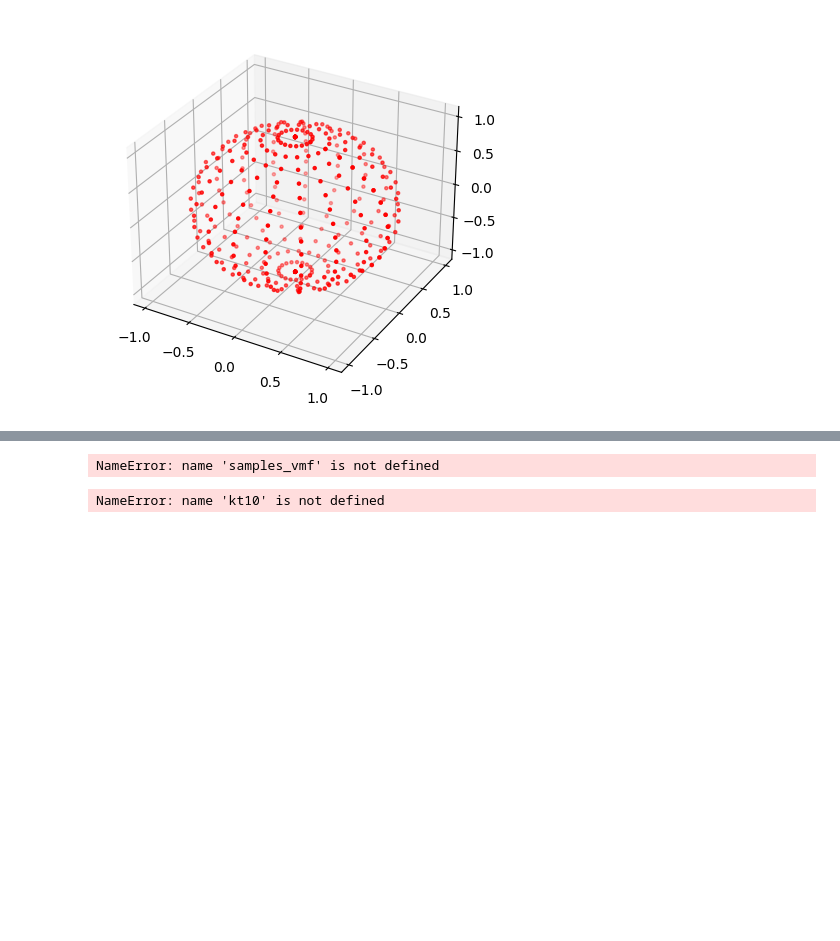
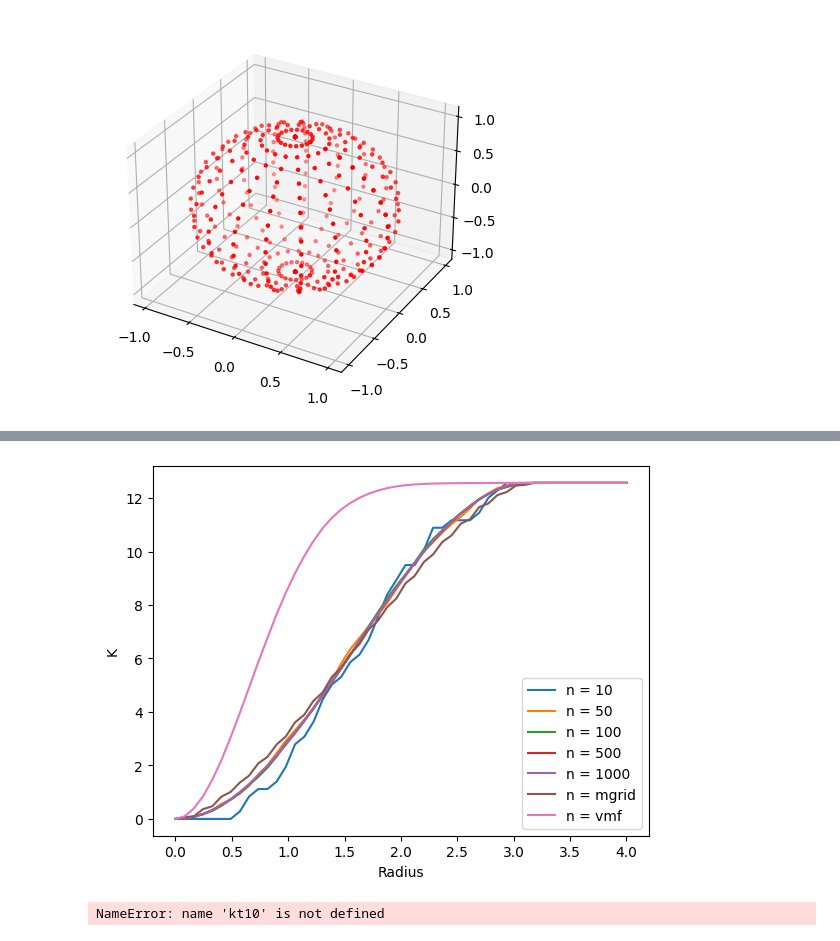
Before and after one commit to Muhanzhaokmp228/Bachelor-project, a Jupyter notebook: Code/Sphere.ipynb, the cells around one changed output, grey strips where cells are left out. Cells and saved outputs as stored; diff of their text form; code cells hidden in the pictures; blank space fills up the shorter version.

```diff
--- a/Code/Sphere.ipynb
+++ b/Code/Sphere.ipynb
@@ -244,38 +174,41 @@ def ripleyK(r, data, radii):
 # %%
 radii = np.linspace(0, 4, 50)
 
 kt_uniform10 = ripleyK(1, samples_uniform10, radii)
 kt_uniform50 = ripleyK(1, samples_uniform50, radii)
 kt_uniform100 = ripleyK(1, samples_uniform100, radii)
 kt_uniform500 = ripleyK(1, samples_uniform500, radii)
 kt_uniform1000 = ripleyK(1, samples_uniform1000, radii)
 
 x = np.ravel(x_mgrid)
 y = np.ravel(y_mgrid)
 z = np.ravel(z_mgrid)
 samples_mgrid = np.array([x,y,z]).T
 kt_mgrid = ripleyK(1, samples_mgrid, radii)
 
 kt_vmf = ripleyK(1, samples_vmf, radii)
-kt_watson_g0 = ripleyK(1, samples_watson_g0, radii)
-kt_watson_l0 = ripleyK(1, samples_watson_l0, radii)
+# kt_watson_g0 = ripleyK(1, samples_watson_g0, radii)
+# kt_watson_l0 = ripleyK(1, samples_watson_l0, radii)
+kt_watson = ripleyK(1, samples_watson, radii)
+
 
 # Plotting the Ripley's K function
-#plt.plot(radii, kt_uniform10, label='n = 10')
-#plt.plot(radii, kt_uniform50, label='n = 50')
-#plt.plot(radii, kt_uniform100, label='n = 100')
-#plt.plot(radii, kt_uniform500, label='n = 500')
+plt.plot(radii, kt_uniform10, label='n = 10')
+plt.plot(radii, kt_uniform50, label='n = 50')
+plt.plot(radii, kt_uniform100, label='n = 100')
+plt.plot(radii, kt_uniform500, label='n = 500')
 plt.plot(radii, kt_uniform1000, label='n = 1000')
 plt.plot(radii, kt_mgrid, label='n = mgrid')
 plt.plot(radii, kt_vmf, label='n = vmf')
-plt.plot(radii, kt_watson_g0, label='n = watson_g0')
-plt.plot(radii, kt_watson_l0, label='n = watson_l0')
+plt.plot(radii, kt_watson, label='n = watson')
+#plt.plot(radii, kt_watson_g0, label='n = watson_g0')
+#plt.plot(radii, kt_watson_l0, label='n = watson_l0')
 plt.xlabel('Radius')
 plt.ylabel('K')
 plt.legend()
 plt.show()
 # %% [output]
-NameError: name 'samples_vmf' is not defined
+[figure, added]
 # %%
 # distance between two points on a sphere
 # https://www.cuemath.com/trigonometry/trigonometric-table/
```
Also changed, not shown: parts of 4 cells of this notebook.
